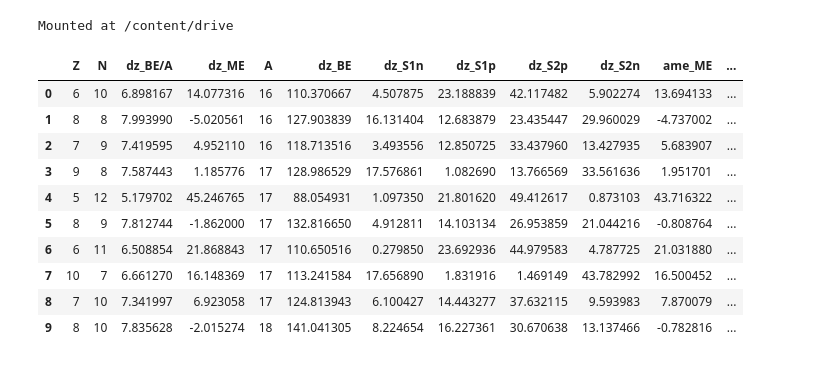
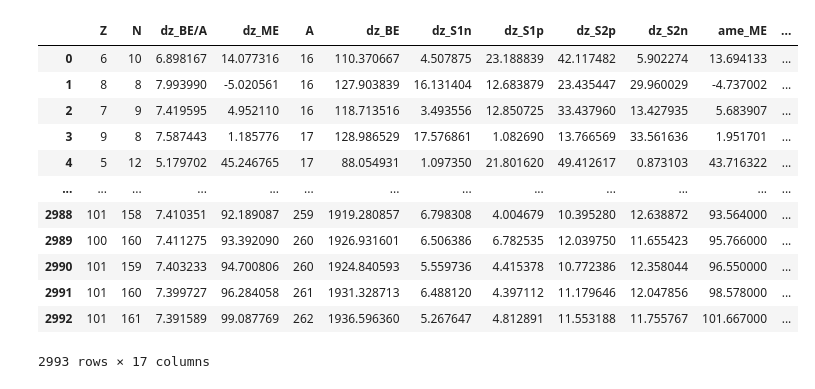
Before and after one commit to AlexianL/StudentProject2023, a Jupyter notebook: ANN3.ipynb, the cells around one changed output. Cells and saved outputs as stored; diff of their text form; code cells hidden in the pictures.

```diff
--- a/ANN3.ipynb
+++ b/ANN3.ipynb
@@ -17,38 +16,24 @@ from keras.metrics import categorical_crossentropy
 from sklearn.preprocessing import MinMaxScaler
-# %%
-from logging import RootLogger
-# Mount Google Drive
-from google.colab import drive # import drive from google colab
-
-root = "/content/drive"     # default location for the drive
-
-drive.mount(root)           # we mount the google drive at /content/drive
-
-# import join used to join ROOT path and MY_GOOGLE_DRIVE_PATH
-from os.path import join
-
-# path to your project on Google Drive
-my_google_drive_path = "MyDrive/StudentProject2023"
-
-project_path = join(root, my_google_drive_path)
-
-df = pd.read_csv(join(project_path,"merged_data.csv"), sep=",")
-# %% [output]
-Mounted at /content/drive
+# %%
+df = pd.read_csv("/Users/martinbordeau/Downloads/merged_data.csv", sep=",")
+# %%
+df
+# %% [output]
+|  | Z | N | dz_BE/A | dz_ME | A | dz_BE | dz_S1n | dz_S1p | dz_S2p | dz_S2n | ame_ME | ... |
+| 0 | 6 | 10 | 6.898167 | 14.077316 | 16 | 110.370667 | 4.507875 | 23.188839 | 42.117482 | 5.902274 | 13.694133 | ... |
+| 1 | 8 | 8 | 7.993990 | -5.020561 | 16 | 127.903839 | 16.131404 | 12.683879 | 23.435447 | 29.960029 | -4.737002 | ... |
+| 2 | 7 | 9 | 7.419595 | 4.952110 | 16 | 118.713516 | 3.493556 | 12.850725 | 33.437960 | 13.427935 | 5.683907 | ... |
+| 3 | 9 | 8 | 7.587443 | 1.185776 | 17 | 128.986529 | 17.576861 | 1.082690 | 13.766569 | 33.561636 | 1.951701 | ... |
+| 4 | 5 | 12 | 5.179702 | 45.246765 | 17 | 88.054931 | 1.097350 | 21.801620 | 49.412617 | 0.873103 | 43.716322 | ... |
+| ... | ... | ... | ... | ... | ... | ... | ... | ... | ... | ... | ... | ... |
+| 2988 | 101 | 158 | 7.410351 | 92.189087 | 259 | 1919.280857 | 6.798308 | 4.004679 | 10.395280 | 12.638872 | 93.564000 | ... |
+| 2989 | 100 | 160 | 7.411275 | 93.392090 | 260 | 1926.931601 | 6.506386 | 6.782535 | 12.039750 | 11.655423 | 95.766000 | ... |
+| 2990 | 101 | 159 | 7.403233 | 94.700806 | 260 | 1924.840593 | 5.559736 | 4.415378 | 10.772386 | 12.358044 | 96.550000 | ... |
+| 2991 | 101 | 160 | 7.399727 | 96.284058 | 261 | 1931.328713 | 6.488120 | 4.397112 | 11.179646 | 12.047856 | 98.578000 | ... |
+| 2992 | 101 | 161 | 7.391589 | 99.087769 | 262 | 1936.596360 | 5.267647 | 4.812891 | 11.553188 | 11.755767 | 101.667000 | ... |
+2993 rows × 17 columns
 # %%
+df['Vol']=np.power(df['A'],2/3)
+df['Coul']= (df['Z']*(df['Z']-1))/np.power(df['A'],1/3)
 df["Asym"] = ( (df["N"]-df["Z"])**2 ) / df["A"]
-
-
 df["Pair"]= np.power(df["A"],-1/2)
-# %% [output]
-|  | Z | N | dz_BE/A | dz_ME | A | dz_BE | dz_S1n | dz_S1p | dz_S2p | dz_S2n | ame_ME | ... |
-| 0 | 6 | 10 | 6.898167 | 14.077316 | 16 | 110.370667 | 4.507875 | 23.188839 | 42.117482 | 5.902274 | 13.694133 | ... |
-| 1 | 8 | 8 | 7.993990 | -5.020561 | 16 | 127.903839 | 16.131404 | 12.683879 | 23.435447 | 29.960029 | -4.737002 | ... |
-| 2 | 7 | 9 | 7.419595 | 4.952110 | 16 | 118.713516 | 3.493556 | 12.850725 | 33.437960 | 13.427935 | 5.683907 | ... |
-| 3 | 9 | 8 | 7.587443 | 1.185776 | 17 | 128.986529 | 17.576861 | 1.082690 | 13.766569 | 33.561636 | 1.951701 | ... |
-| 4 | 5 | 12 | 5.179702 | 45.246765 | 17 | 88.054931 | 1.097350 | 21.801620 | 49.412617 | 0.873103 | 43.716322 | ... |
-| 5 | 8 | 9 | 7.812744 | -1.862000 | 17 | 132.816650 | 4.912811 | 14.103134 | 26.953859 | 21.044216 | -0.808764 | ... |
-| 6 | 6 | 11 | 6.508854 | 21.868843 | 17 | 110.650516 | 0.279850 | 23.692936 | 44.979583 | 4.787725 | 21.031880 | ... |
-| 7 | 10 | 7 | 6.661270 | 16.148369 | 17 | 113.241584 | 17.656890 | 1.831916 | 1.469149 | 43.782992 | 16.500452 | ... |
-| 8 | 7 | 10 | 7.341997 | 6.923058 | 17 | 124.813943 | 6.100427 | 14.443277 | 37.632115 | 9.593983 | 7.870079 | ... |
-| 9 | 8 | 10 | 7.835628 | -2.015274 | 18 | 141.041305 | 8.224654 | 16.227361 | 30.670638 | 13.137466 | -0.782816 | ... |
```
Also changed, not shown: parts of 13 cells of this notebook.
